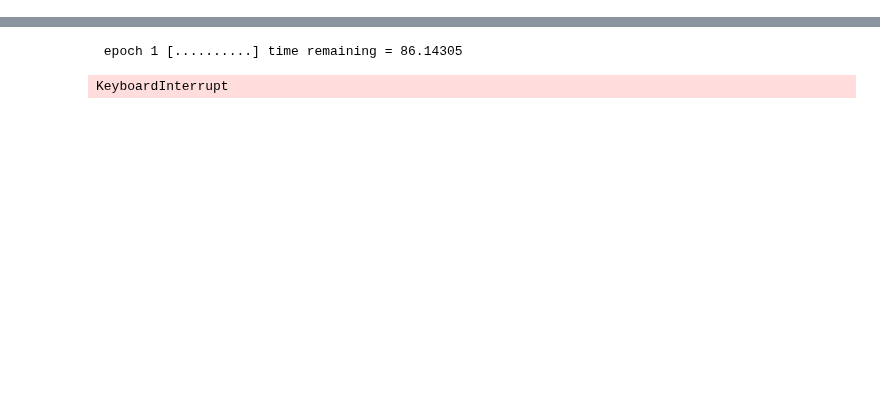
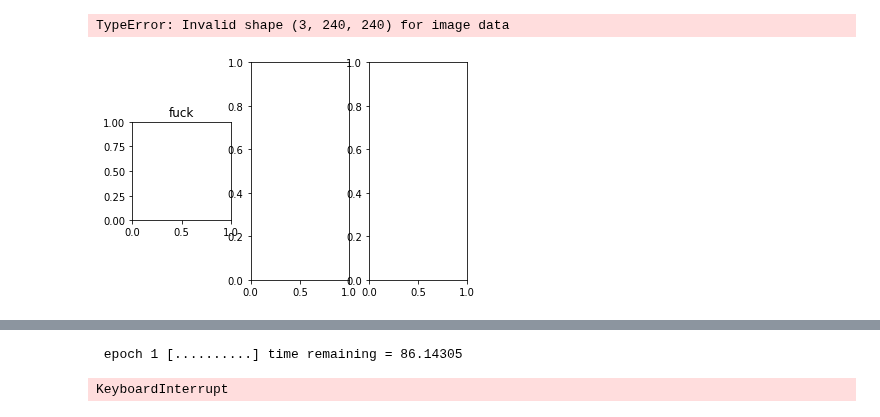
Before and after one commit to ahmedbadr97/conv-facenet, a Jupyter notebook: notebooks/efficent-facenet-train.ipynb, the cells around one changed output, grey strips where cells are left out. Drawn from its saved outputs; the diff is of its cells as text; code cells hidden in the pictures; blank space fills up the shorter version.

```diff
--- a/notebooks/efficent-facenet-train.ipynb
+++ b/notebooks/efficent-facenet-train.ipynb
@@ -40,0 +94,8 @@ Clipping input data to the valid range for imshow with RGB data ([0..1] for floa
+# %%
+_, ax = plt.subplots(1, 3)
+ax[0].set_title("fuck")
+ax[0].imshow(a_batch[0])
+_.show()
+# %% [output]
+TypeError: Invalid shape (3, 240, 240) for image data
+[figure, added]
```
Also changed, not shown: parts of 9 cells of this notebook, 5 other files.
